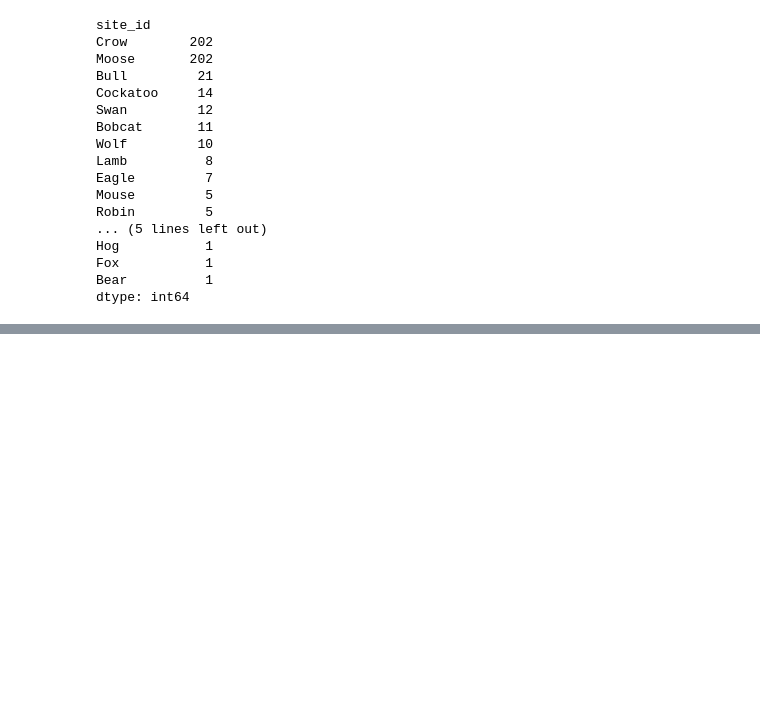
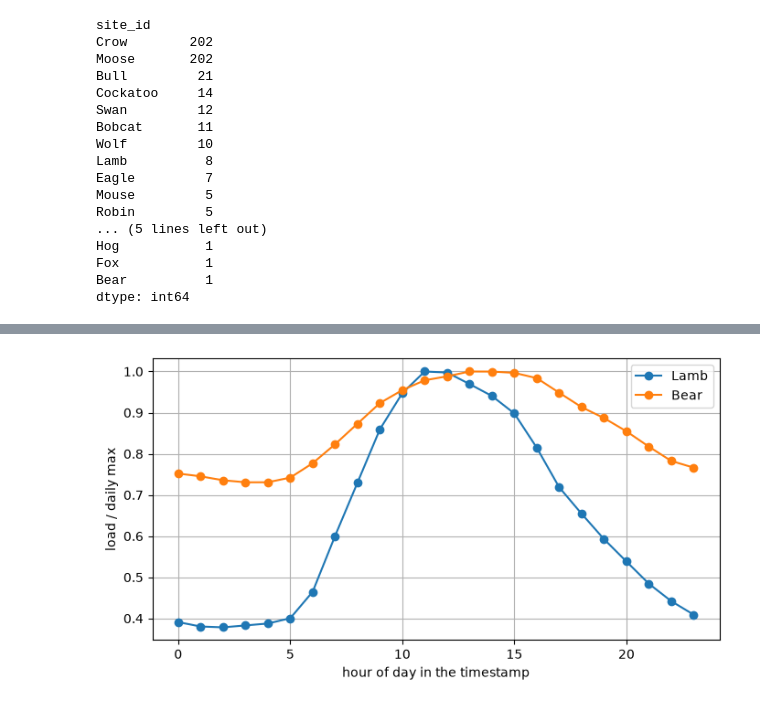
Before and after one commit to sevilkhojasteh/building-energy-trust, a Jupyter notebook: notebooks/01_explore.ipynb, the cells around one changed output, grey strips where cells are left out. Drawn from its saved outputs; the diff is of its cells as text; code cells hidden in the pictures; blank space fills up the shorter version.

```diff
--- a/notebooks/01_explore.ipynb
+++ b/notebooks/01_explore.ipynb
@@ -477,0 +533,14 @@ dtype: int64
+# %%
+fig, ax = plt.subplots(figsize=(8, 4))
+for site in ["Lamb", "Bear"]:
+    cols = [c for c in train_buildings if c.startswith(site + "_")]
+    site_load = df_elec.loc["2016", cols].mean(axis=1)
+    profile = site_load.groupby(site_load.index.hour).mean()
+    (profile / profile.max()).plot(ax=ax, marker="o", label=site)
+ax.set_xlabel("hour of day in the timestamp")
+ax.set_ylabel("load / daily max")
+ax.legend()
+ax.grid(True)
+plt.show()
+# %% [output]
+[figure, added]
```
Also changed, not shown: parts of 8 cells of this notebook.
